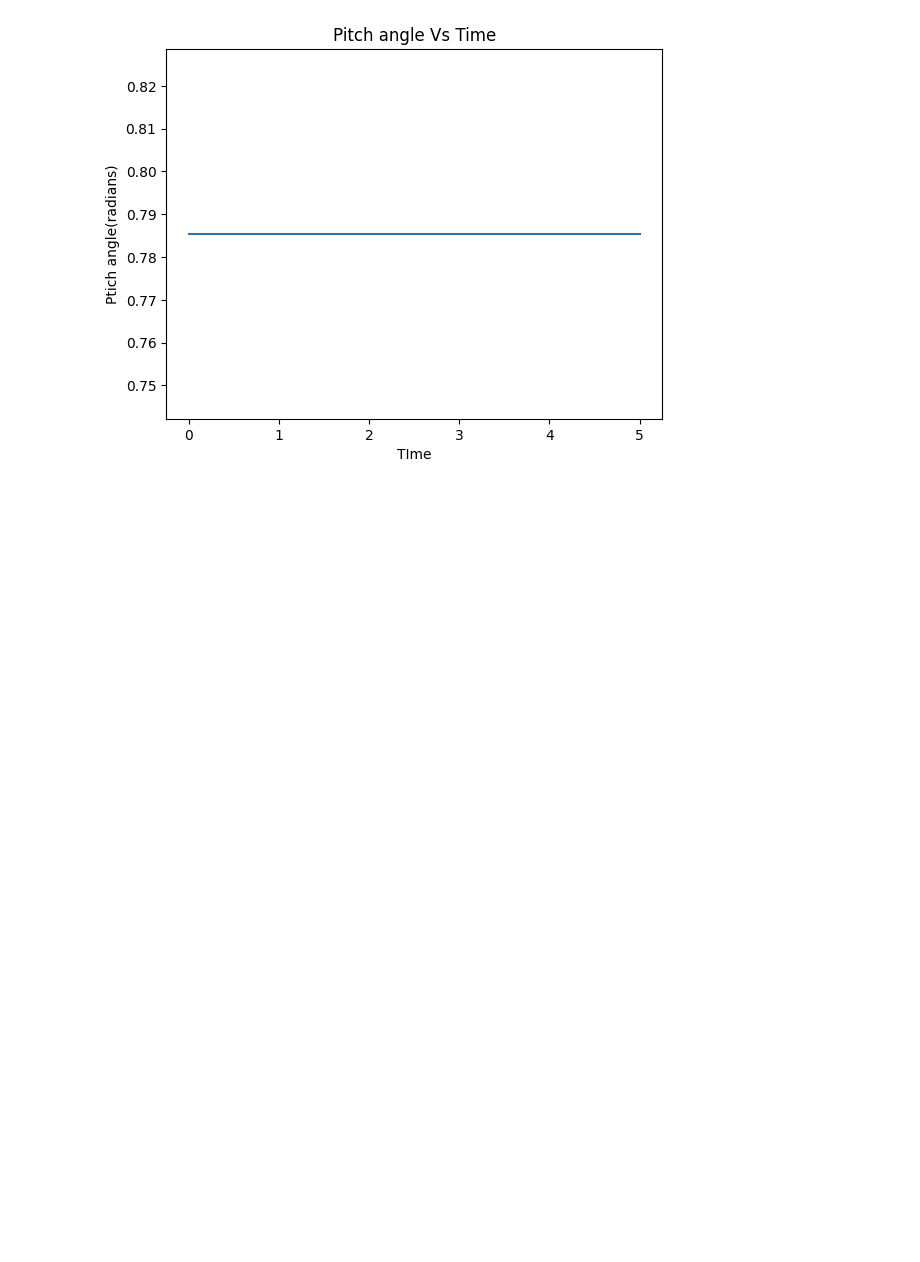
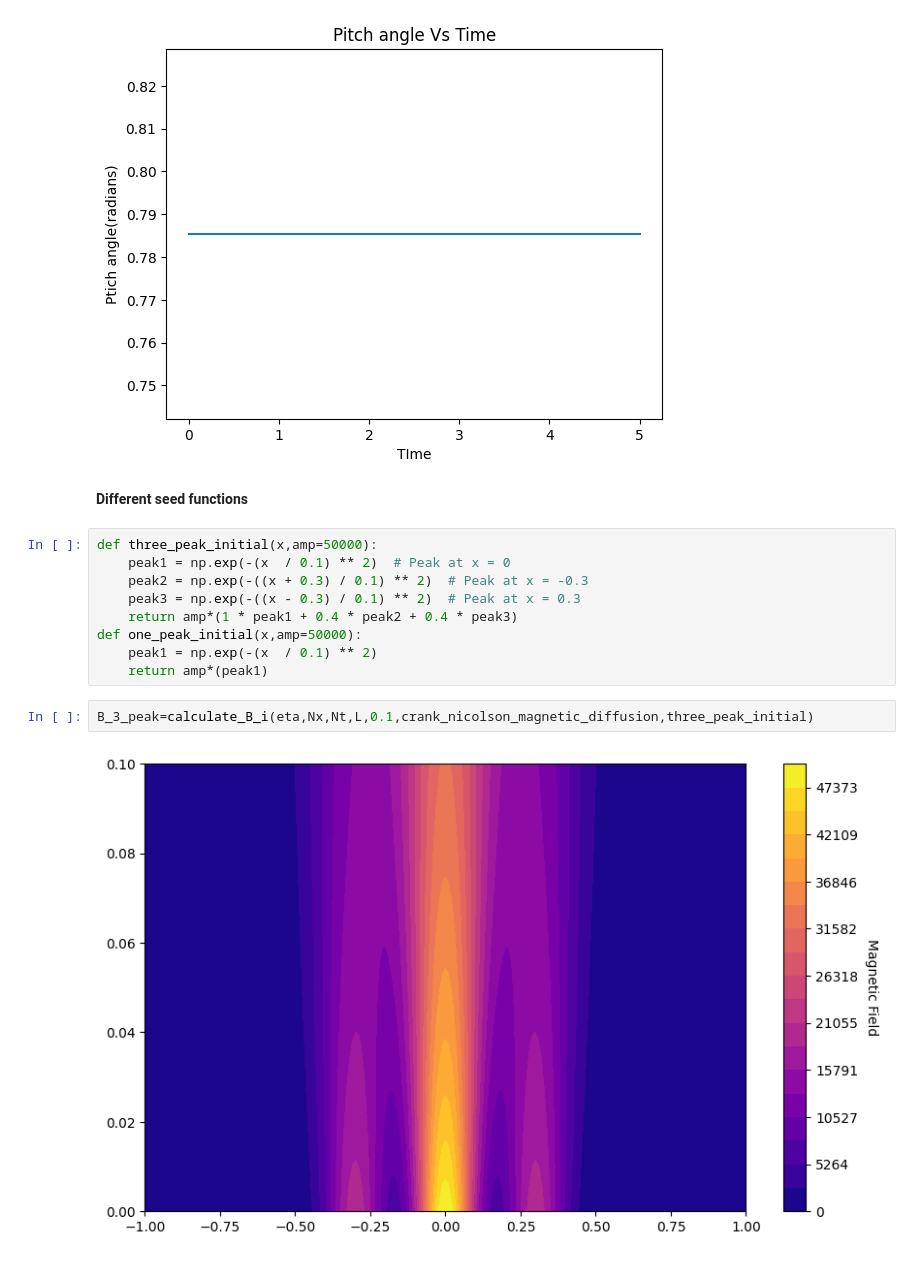
Before and after one commit to dimo192/dimo192.github.io, a Jupyter notebook: pre final.ipynb, the cells around one changed output. Cells and saved outputs as stored; diff of their text form; blank space fills up the shorter version.

```diff
--- a/pre final.ipynb
+++ b/pre final.ipynb
@@ -132,3 +131,18 @@ plt.title("Pitch angle Vs Time")
 plt.show()
 # %% [output]
 [figure]
+# %% [markdown]
+**Different seed functions**
+# %%
+def three_peak_initial(x,amp=50000):
+    peak1 = np.exp(-(x  / 0.1) ** 2)  # Peak at x = 0
+    peak2 = np.exp(-((x + 0.3) / 0.1) ** 2)  # Peak at x = -0.3
+    peak3 = np.exp(-((x - 0.3) / 0.1) ** 2)  # Peak at x = 0.3
+    return amp*(1 * peak1 + 0.4 * peak2 + 0.4 * peak3)
+def one_peak_initial(x,amp=50000):
+    peak1 = np.exp(-(x  / 0.1) ** 2)
+    return amp*(peak1)
+# %%
+B_3_peak=calculate_B_i(eta,Nx,Nt,L,0.1,crank_nicolson_magnetic_diffusion,three_peak_initial)
+# %% [output]
+[figure, added]
```
Also changed, not shown: parts of 6 cells of this notebook, 1 other file.
